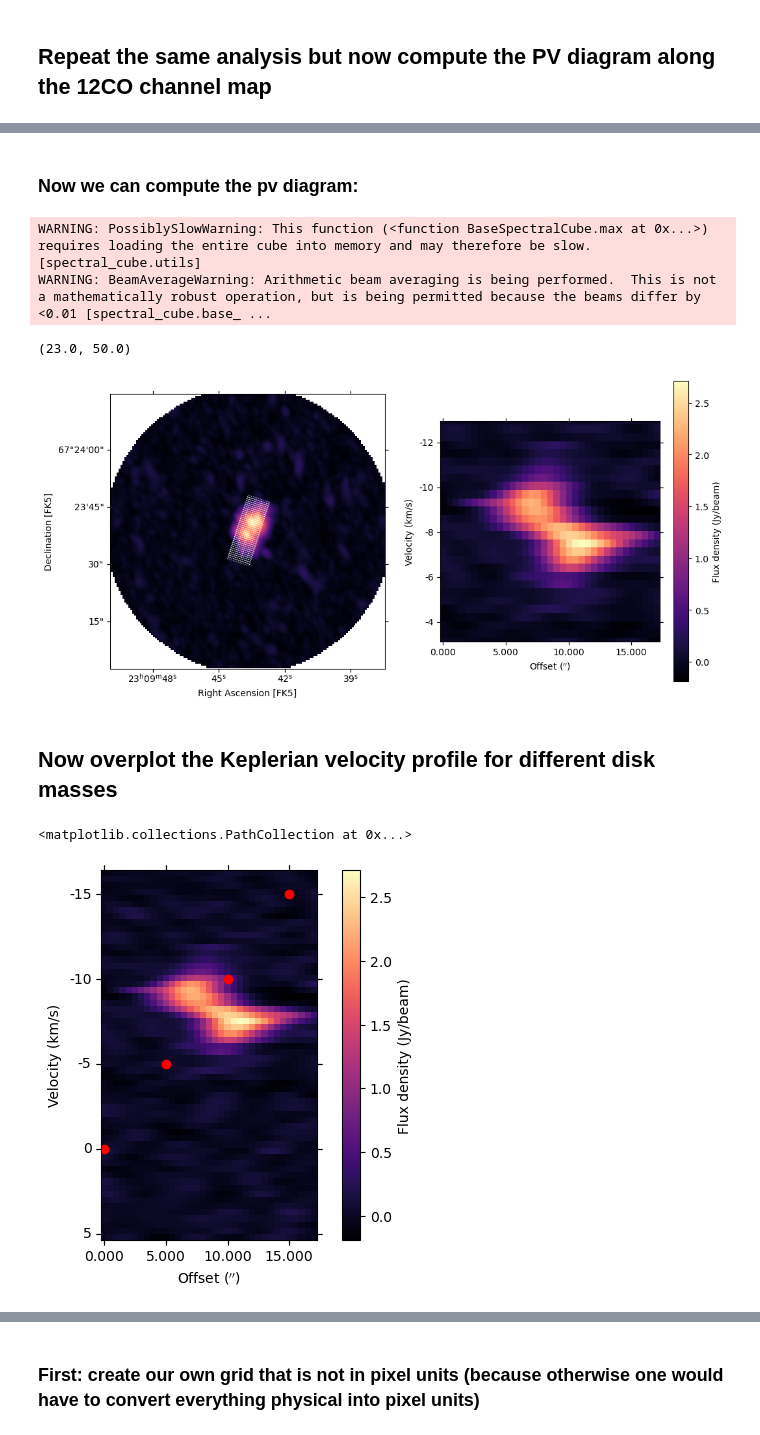
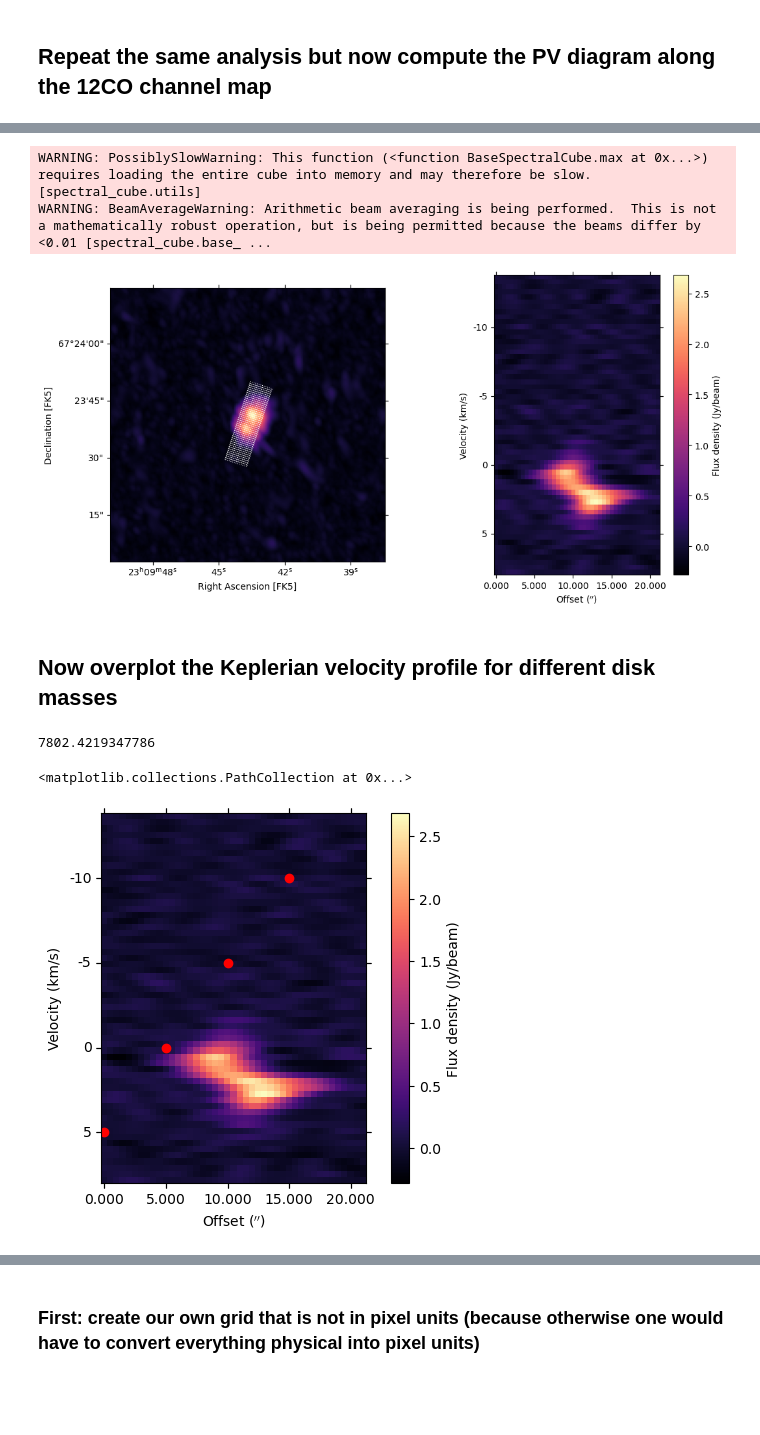
Before and after one commit to kristina-monsch/draculas-chivito, a Jupyter notebook: pv_diagram12CO.ipynb, the cells around one changed output, grey strips where cells are left out. Drawn from its saved outputs; the diff is of its cells as text; code cells hidden in the pictures; blank space fills up the shorter version.

```diff
--- a/pv_diagram12CO.ipynb
+++ b/pv_diagram12CO.ipynb
@@ -36,7 +36,7 @@ gband_header = gband[0].header
 # %%
 # then load in the 12CO data cube which is needed to obtain the velocities
 
-spectral_cube = SpectralCube.read('/Users/kristina/Hamburgers/Draculas_Chivito/SMA/data/DraChi.briggs0.12CO.LSRK.im.image_modified_header.fits')
+spectral_cube = SpectralCube.read('/Users/kristina/Hamburgers/Draculas_Chivito/SMA/data/DraChi.briggs0.12CO.velcor.fixVel.lsrk.im.image.fits')
 
 spectral_cube = spectral_cube.with_spectral_unit(unit=u.km/u.s, rest_value=230.538*u.GHz, velocity_convention='radio')
 spectral_cube._unit = u.Jy/u.beam
@@ -117,15 +116,17 @@ mom0_header = mom0[0].header
 ra_cen = 347.4318*u.deg
 dec_cen = 67.3942*u.deg
 
+len_slit = 22.*u.arcsec
+width_slit = 6*u.arcsec
+PA_slit = 342.*u.deg
+
 # Notes: The orientation of the final path will be such that for a position angle of zero, the path goes from South to North.
 # For a position angle of 90 degrees, the path will go from West to East.
 # sample : How many points to sample along the path. By default, this is 2 (the two end points)
 # width : The width of the path
 # https://pvextractor.readthedocs.io/en/latest/api/pvextractor.PathFromCenter.html
-Path2 = PathFromCenter(center=SkyCoord(ra_cen, dec_cen, frame='fk5'), length=18.*u.arcsec, angle=342*u.deg, sample=2, width=6.*u.arcsec)
+Path2 = PathFromCenter(center=SkyCoord(ra_cen, dec_cen, frame='fk5'), length=len_slit, angle=PA_slit, sample=2, width=width_slit)
 
-
-plt.figure(figsize=(12,6))
-ax = plt.subplot(121, projection=spectral_cube.wcs.celestial)
-ax.imshow(spectral_cube.max(axis=0).value)
-Path2.show_on_axis(ax=ax, spacing=1, edgecolor='w', linestyle=':', linewidth=0.75)
+# spacing gives the separation between these points in pixels; we finely sampled by picking one-pixel spacing.
+pvdiagram2 = extract_pv_slice(cube=spectral_cube, path=Path2, spacing=1.)
+pvdiagram2.writeto("PV_diagram_12CO.fits", overwrite=True)
@@ -137,2 +132,0 @@ WARNING: BeamAverageWarning: Arithmetic beam averaging is being performed.  This
-# %% [markdown]
-### Now we can compute the pv diagram:
@@ -172,12 +163,14 @@ ax.set_ylabel("Velocity (km/s)")
 ax.set_xlabel("Offset ($''$)")
 ax.set_aspect(1.3)
 
-ax.set_ylim(23, 50)
+v_sys = 1.6*u.km/u.s # got this value from eddy
+x_mid = 11. #arcsec; length of the vector is 18 arcsec
+
+#ax.set_ylim(23, 50)
 # %% [output]
 WARNING: PossiblySlowWarning: This function (<function BaseSpectralCube.max at 0x...>) requires loading the entire cube into memory and may therefore be slow. [spectral_cube.utils]
 WARNING: BeamAverageWarning: Arithmetic beam averaging is being performed.  This is not a mathematically robust operation, but is being permitted because the beams differ by <0.01 [spectral_cube.base_ ...
-(23.0, 50.0)
-[figure, old version]
+[figure, new version]
 # %% [markdown]
 ## Now overplot the Keplerian velocity profile for different disk masses
 # %%
@@ -198,6 +191,10 @@ def kepler(mass, radius, distance, inclination):#, PA=342.):
     physical_radius = (radius*distance)*u.au
 
     return np.sqrt(G*mass/physical_radius).to(u.km/u.s)*np.sin(inclination*u.deg)#*np.cos(PA*u.deg)
+# %%
+pvdiagram2.header['CRVAL2']
+# %% [output]
+7802.4219347786
 # %%
 # get pixel scales
 pos_zero = pvdiagram2.header['CRVAL1'] # 0 deg
@@ -211,32 +208,32 @@ vel_offset = vel_zero/vel_pixscale
 # %%
 ax = plt.subplot(111, projection=ww2)
 
 im = ax.imshow(pvdiagram2.data, cmap='magma')
 
 ax0 = ax.coords[0]
 ax0.set_format_unit(u.arcsec)
 ax1 = ax.coords[1]
 ax1.set_format_unit(u.km/u.s)
 cb = plt.colorbar(mappable=im)
 
 cb.set_label("Flux density (Jy/beam)")
 ax.set_ylabel("Velocity (km/s)")
 ax.set_xlabel("Offset ($''$)")
 #ax.set_aspect(1)
 
 
 
-ax.scatter(0/pos_pixscale, 0/vel_pixscale-vel_offset, c='red')
-ax.scatter(5/pos_pixscale, (-5/vel_pixscale)-vel_offset, c='red')
-ax.scatter(10/pos_pixscale, (-10/vel_pixscale)-vel_offset, c='red')
-ax.scatter(15/pos_pixscale, (-15/vel_pixscale)-vel_offset, c='red')
+ax.scatter(0/pos_pixscale, 5/vel_pixscale-vel_offset, c='red')
+ax.scatter(5/pos_pixscale, (0/vel_pixscale)-vel_offset, c='red')
+ax.scatter(10/pos_pixscale, (-5/vel_pixscale)-vel_offset, c='red')
+ax.scatter(15/pos_pixscale, (-10/vel_pixscale)-vel_offset, c='red')
 
 
 #ax.set_ylim(23, 50)
 #ax.axhline(40, c='white', lw=3, zorder=2)
 # %% [output]
 <matplotlib.collections.PathCollection at 0x...>
-[figure, old version]
+[figure, new version]
 # %%
 plt.figure(dpi=150)
 
```
Also changed, not shown: parts of 21 cells of this notebook, 59 other files.
